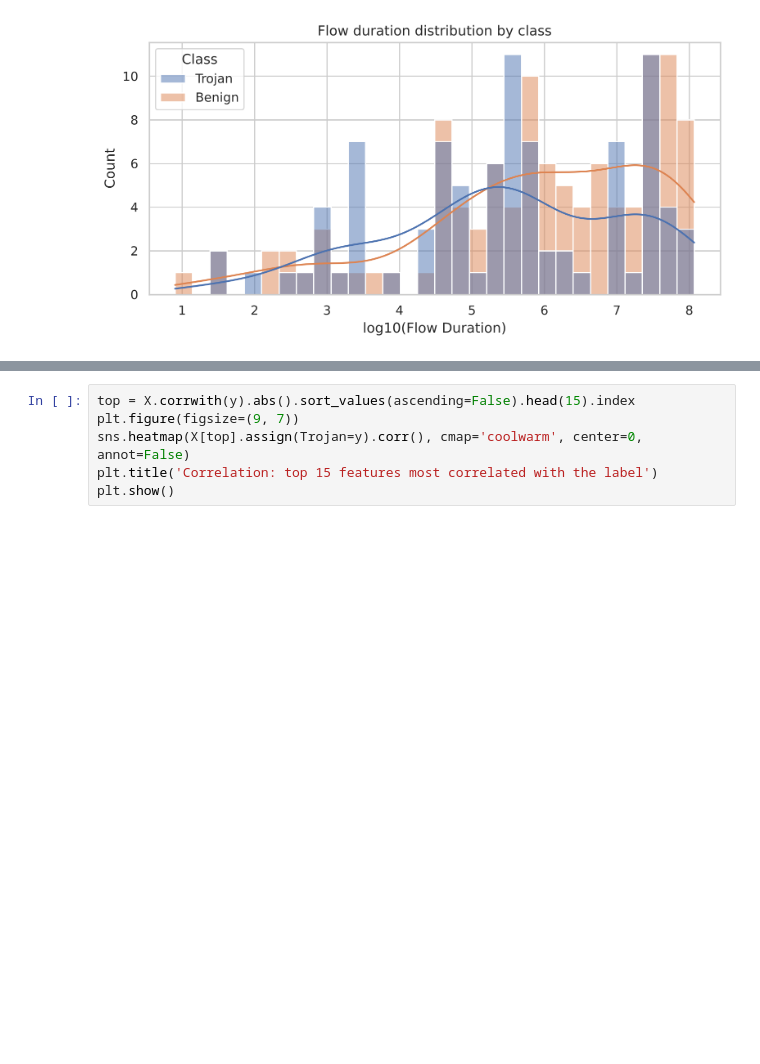
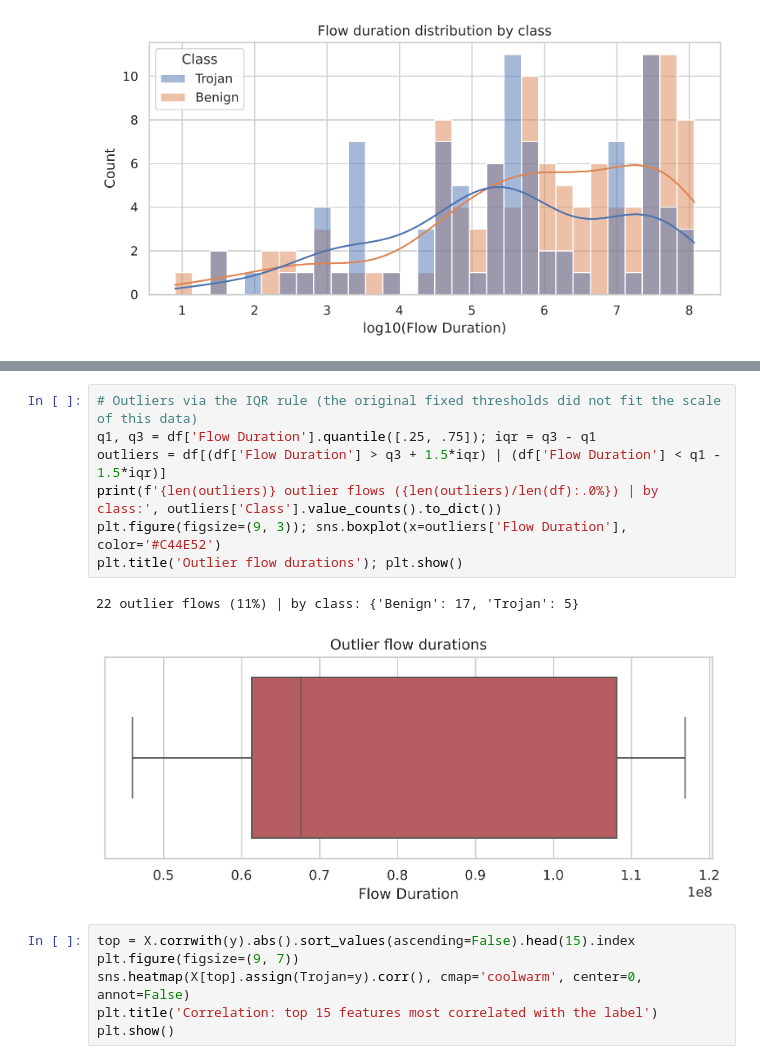
Before and after one commit to AbdallahKhaledAmmar/Trojan-Traffic-Detection, a Jupyter notebook: Trojan_Detection.ipynb, the cells around one changed output, grey strips where cells are left out. Cells and saved outputs as stored; diff of their text form; blank space fills up the shorter version.

```diff
--- a/Trojan_Detection.ipynb
+++ b/Trojan_Detection.ipynb
@@ -76,3 +88,13 @@ plt.xlabel('log10(Flow Duration)'); plt.title('Flow duration distribution by cla
+# %%
+# Outliers via the IQR rule (the original fixed thresholds did not fit the scale of this data)
+q1, q3 = df['Flow Duration'].quantile([.25, .75]); iqr = q3 - q1
+outliers = df[(df['Flow Duration'] > q3 + 1.5*iqr) | (df['Flow Duration'] < q1 - 1.5*iqr)]
+print(f'{len(outliers)} outlier flows ({len(outliers)/len(df):.0%}) | by class:', outliers['Class'].value_counts().to_dict())
+plt.figure(figsize=(9, 3)); sns.boxplot(x=outliers['Flow Duration'], color='#C44E52')
+plt.title('Outlier flow durations'); plt.show()
+# %% [output]
+22 outlier flows (11%) | by class: {'Benign': 17, 'Trojan': 5}
+[figure, added]
 # %%
 top = X.corrwith(y).abs().sort_values(ascending=False).head(15).index
 plt.figure(figsize=(9, 7))
```
Also changed, not shown: parts of 2 cells of this notebook.
